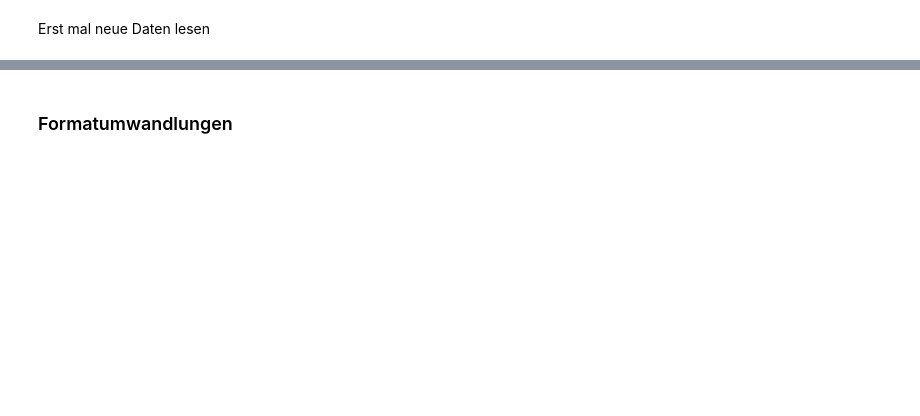
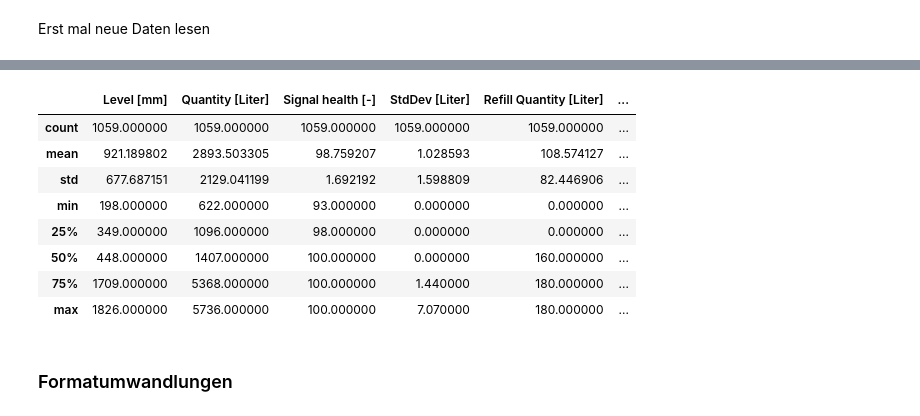
Before and after one commit to Andi0802/LevelMeasurement, a Jupyter notebook: log/Auswertung_Level.ipynb, the cells around one changed output, grey strips where cells are left out. Cells and saved outputs as stored; diff of their text form; code cells hidden in the pictures; blank space fills up the shorter version.

```diff
--- a/log/Auswertung_Level.ipynb
+++ b/log/Auswertung_Level.ipynb
@@ -102,3 +107,15 @@ df.tail()
+# %%
+df.describe()
+# %% [output]
+|  | Level [mm] | Quantity [Liter] | Signal health [-] | StdDev [Liter] | Refill Quantity [Liter] | ... |
+| count | 1059.000000 | 1059.000000 | 1059.000000 | 1059.000000 | 1059.000000 | ... |
+| mean | 921.189802 | 2893.503305 | 98.759207 | 1.028593 | 108.574127 | ... |
+| std | 677.687151 | 2129.041199 | 1.692192 | 1.598809 | 82.446906 | ... |
+| min | 198.000000 | 622.000000 | 93.000000 | 0.000000 | 0.000000 | ... |
+| 25% | 349.000000 | 1096.000000 | 98.000000 | 0.000000 | 0.000000 | ... |
+| 50% | 448.000000 | 1407.000000 | 100.000000 | 0.000000 | 160.000000 | ... |
+| 75% | 1709.000000 | 5368.000000 | 100.000000 | 1.440000 | 180.000000 | ... |
+| max | 1826.000000 | 5736.000000 | 100.000000 | 7.070000 | 180.000000 | ... |
 # %% [markdown]
 ### Formatumwandlungen
 # %%
```
Also changed, not shown: parts of 20 cells of this notebook.
